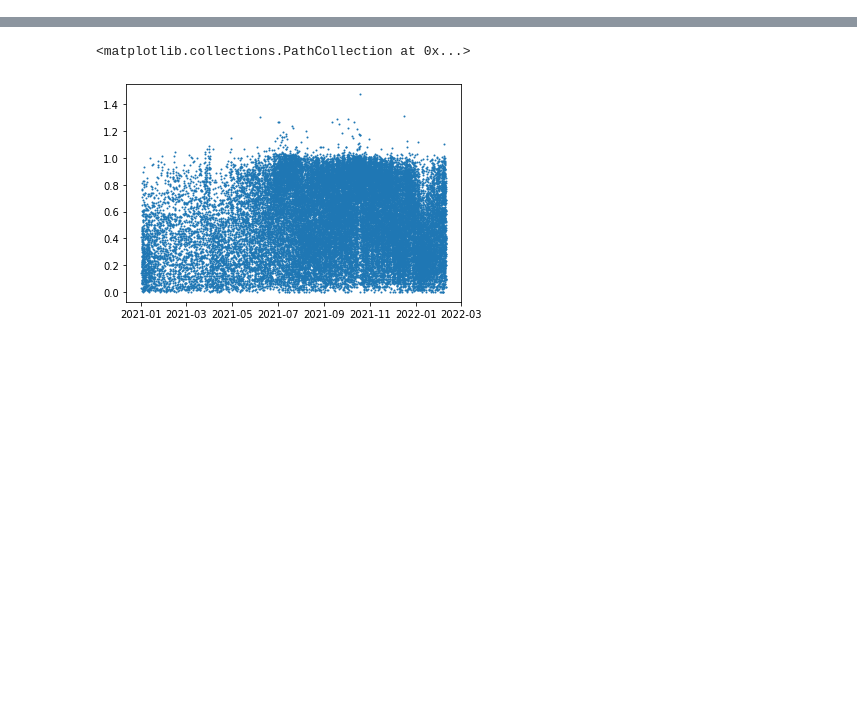
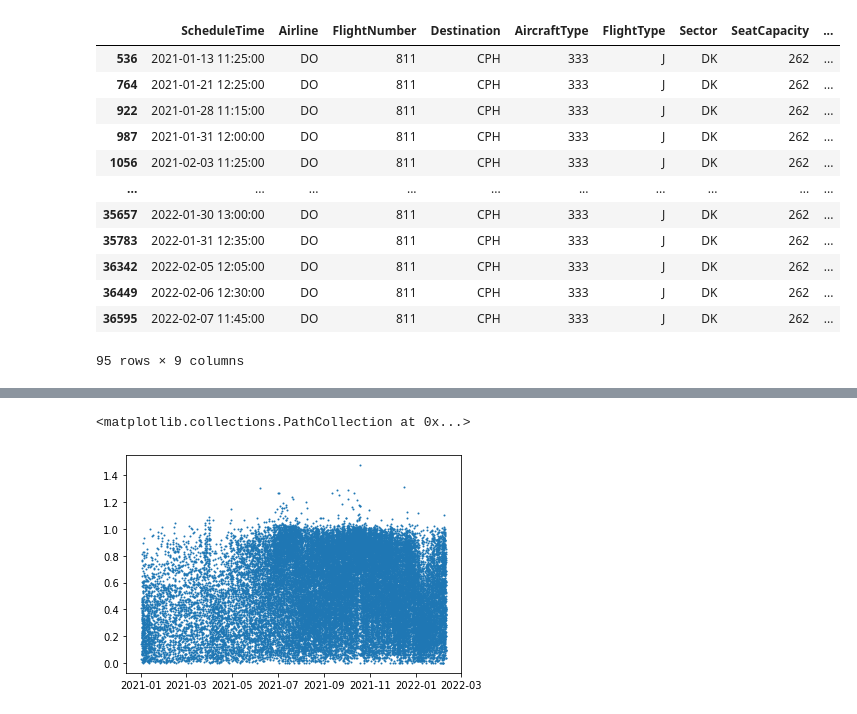
Before and after one commit to s183920/02582_Computational_Data_Analysis, a Jupyter notebook: Case1/data.ipynb, the cells around one changed output, grey strips where cells are left out. Drawn from its saved outputs; the diff is of its cells as text; code cells hidden in the pictures; blank space fills up the shorter version.

```diff
--- a/Case1/data.ipynb
+++ b/Case1/data.ipynb
@@ -8,0 +129,16 @@ data = data.sort_values(by = "ScheduleTime").reset_index(drop = True)
+# %%
+data[data.Sector == "DK"]
+# %% [output]
+|  | ScheduleTime | Airline | FlightNumber | Destination | AircraftType | FlightType | Sector | SeatCapacity | ... |
+| 536 | 2021-01-13 11:25:00 | DO | 811 | CPH | 333 | J | DK | 262 | ... |
+| 764 | 2021-01-21 12:25:00 | DO | 811 | CPH | 333 | J | DK | 262 | ... |
+| 922 | 2021-01-28 11:15:00 | DO | 811 | CPH | 333 | J | DK | 262 | ... |
+| 987 | 2021-01-31 12:00:00 | DO | 811 | CPH | 333 | J | DK | 262 | ... |
+| 1056 | 2021-02-03 11:25:00 | DO | 811 | CPH | 333 | J | DK | 262 | ... |
+| ... | ... | ... | ... | ... | ... | ... | ... | ... | ... |
+| 35657 | 2022-01-30 13:00:00 | DO | 811 | CPH | 333 | J | DK | 262 | ... |
+| 35783 | 2022-01-31 12:35:00 | DO | 811 | CPH | 333 | J | DK | 262 | ... |
+| 36342 | 2022-02-05 12:05:00 | DO | 811 | CPH | 333 | J | DK | 262 | ... |
+| 36449 | 2022-02-06 12:30:00 | DO | 811 | CPH | 333 | J | DK | 262 | ... |
+| 36595 | 2022-02-07 11:45:00 | DO | 811 | CPH | 333 | J | DK | 262 | ... |
+95 rows × 9 columns
```
Also changed, not shown: parts of 11 cells of this notebook.
